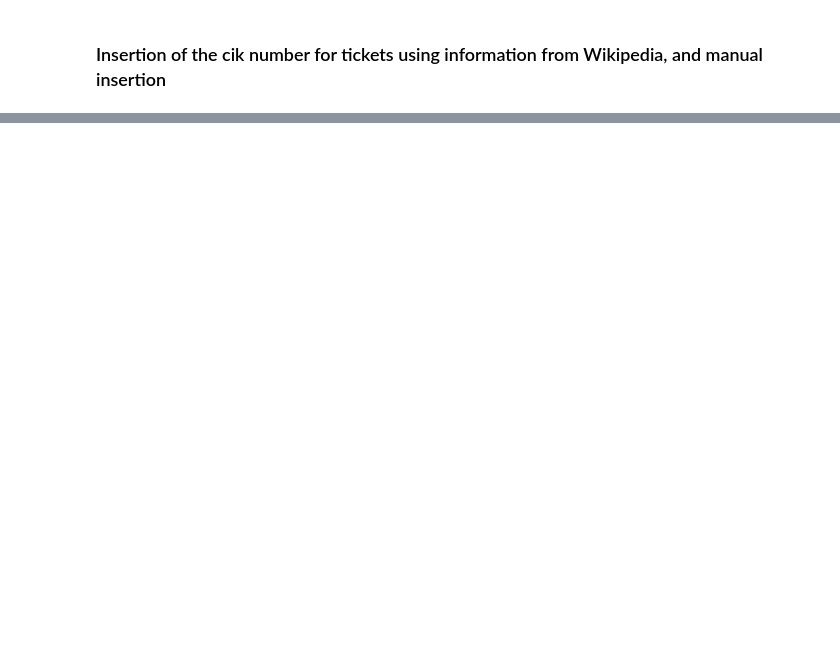
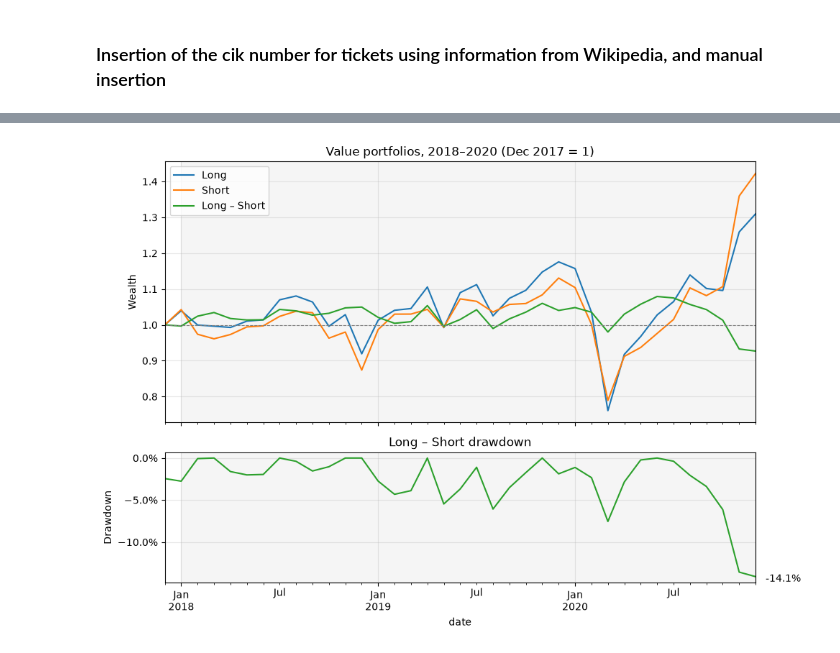
Before and after one commit to 2mrkhomenko/AAIS, a Jupyter notebook: Lesson 2 project/main.ipynb, the cells around one changed output, grey strips where cells are left out. Saved outputs shown, nothing was run; the diff lists cells and outputs as text; code cells hidden in the pictures; blank space fills up the shorter version.

Commit message:
added annualized report and visualization o the 2018-2020 drawdown

```diff
--- a/Lesson 2 project/main.ipynb
+++ b/Lesson 2 project/main.ipynb
@@ -154,14 +139,12 @@ x = iv.assign(s=iv["start"].fillna(early), e=iv["end"].fillna(far)).sort_values(
 dates = pd.date_range("2005-01-01", pd.Timestamp.today(), freq="MS")
 counts = pd.Series([len(members_on(iv, d)) for d in dates], index=dates)
 # %%
-
-
 SEC_HEADERS = {"User-Agent": "Name Surname email@example.com"}
 
 DATA_DIR = Path("data")
 (DATA_DIR / "companyfacts").mkdir(parents=True, exist_ok=True)
 
-START, END = "2010-01-31", "2026-09-30"
+START, END = "2010-12-31", "2026-09-30"
 PRICE_START = "2009-06-01"
 
 
@@ -419,3 +380,6 @@ panel = pd.merge_asof(panel.sort_values("date"), eps.sort_values("date_eps"),
 
 
 panel.loc[(panel["date"] - panel["period_end"]).dt.days > 460, "eps_ttm"] = np.nan
+panel = panel.dropna(subset=['eps_ttm'])
+panel = panel.dropna(subset=['period_end'])
+new_panel = panel.copy()
@@ -494,9 +420,6 @@ new_panel['date'] = pd.to_datetime(new_panel['date']).astype('M8[ns]')
 
 new_panel = pd.merge_asof(new_panel, dat_long, left_on='date', right_on='Date',
     left_by='yf', right_by='Ticker', direction='backward', tolerance=pd.Timedelta('3D'))
-# %%
-new_panel = new_panel.dropna(subset=['eps_ttm'])
-new_panel = new_panel.dropna(subset=['period_end'])
 # %%
 new_panel = new_panel.reset_index()
 # %%
@@ -636,0 +541,32 @@ plt.show()
+# %%
+ls  = wealth.columns[-1]
+win = slice('2017-12', '2020-12')
+
+w_reb = wealth.loc[win] / wealth.loc[win].iloc[0]
+dd    = (wealth / wealth.cummax() - 1).loc[win]
+
+fig, (ax1, ax2) = plt.subplots(2, 1, figsize=(10, 7), sharex=True,
+                               gridspec_kw={'height_ratios': [2, 1]})
+
+w_reb.plot(ax=ax1)
+ax1.axhline(1, color='grey', lw=0.8, ls='--')
+ax1.set(title='Value portfolios, 2018–2020 (Dec 2017 = 1)', ylabel='Wealth')
+
+ax2.fill_between(dd.index, dd[ls], 0, color='C2', alpha=0.3)
+dd[ls].plot(ax=ax2, color='C2')
+ax2.set(title='Long – Short drawdown', ylabel='Drawdown')
+ax2.yaxis.set_major_formatter(PercentFormatter(1.0))
+
+t = dd[ls].idxmin()
+ax2.annotate(f'{dd[ls].min():.1%}', xy=(t, dd[ls].min()),
+             xytext=(10, -5), textcoords='offset points')
+
+for ax in (ax1, ax2):
+    ax.axvspan(pd.Timestamp('2018-01-01'), pd.Timestamp('2020-12-31'),
+               color='grey', alpha=0.08)
+    ax.grid(alpha=0.3)
+
+plt.tight_layout()
+plt.show()
+# %% [output]
+[figure, added]
```
Also changed, not shown: parts of 20 cells of this notebook.
